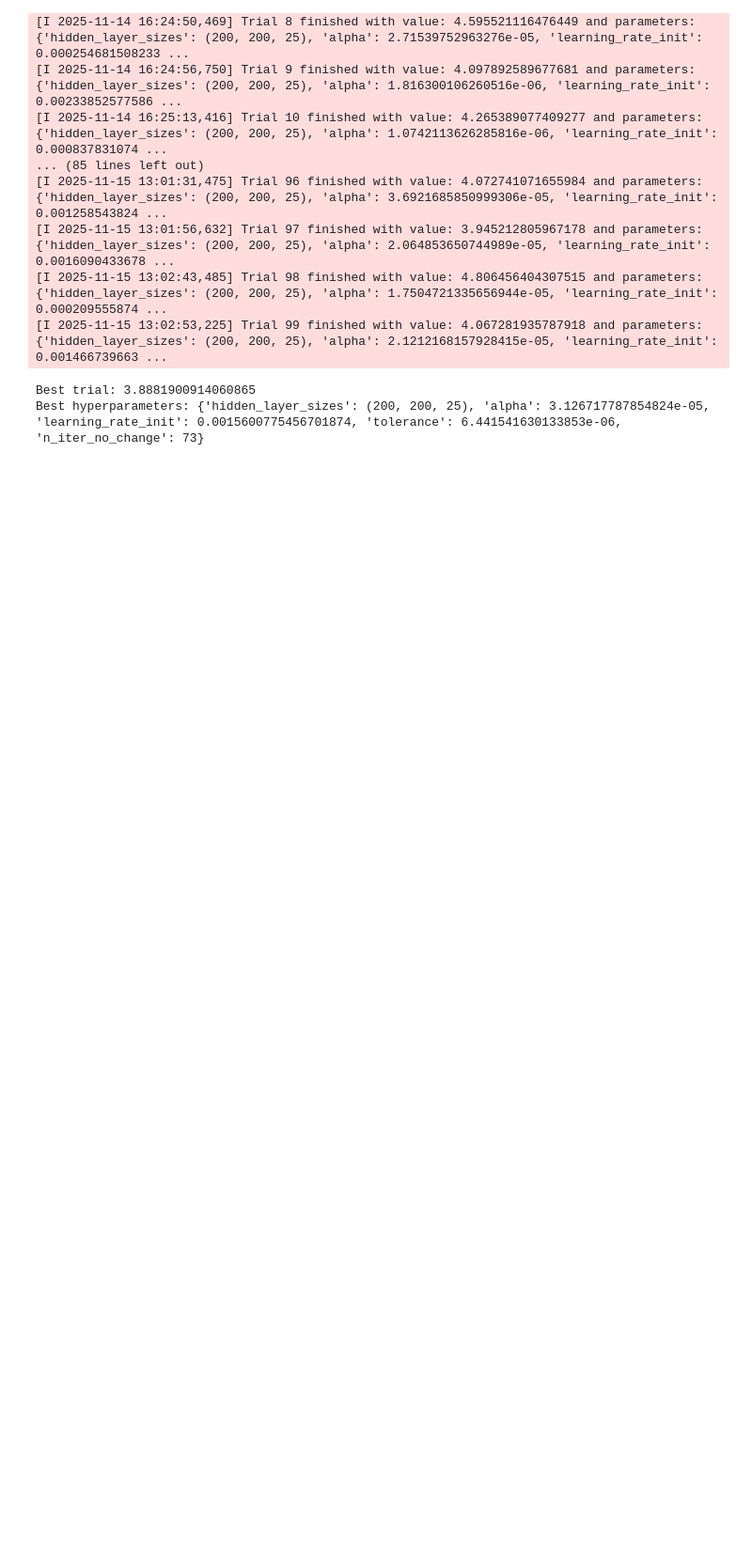
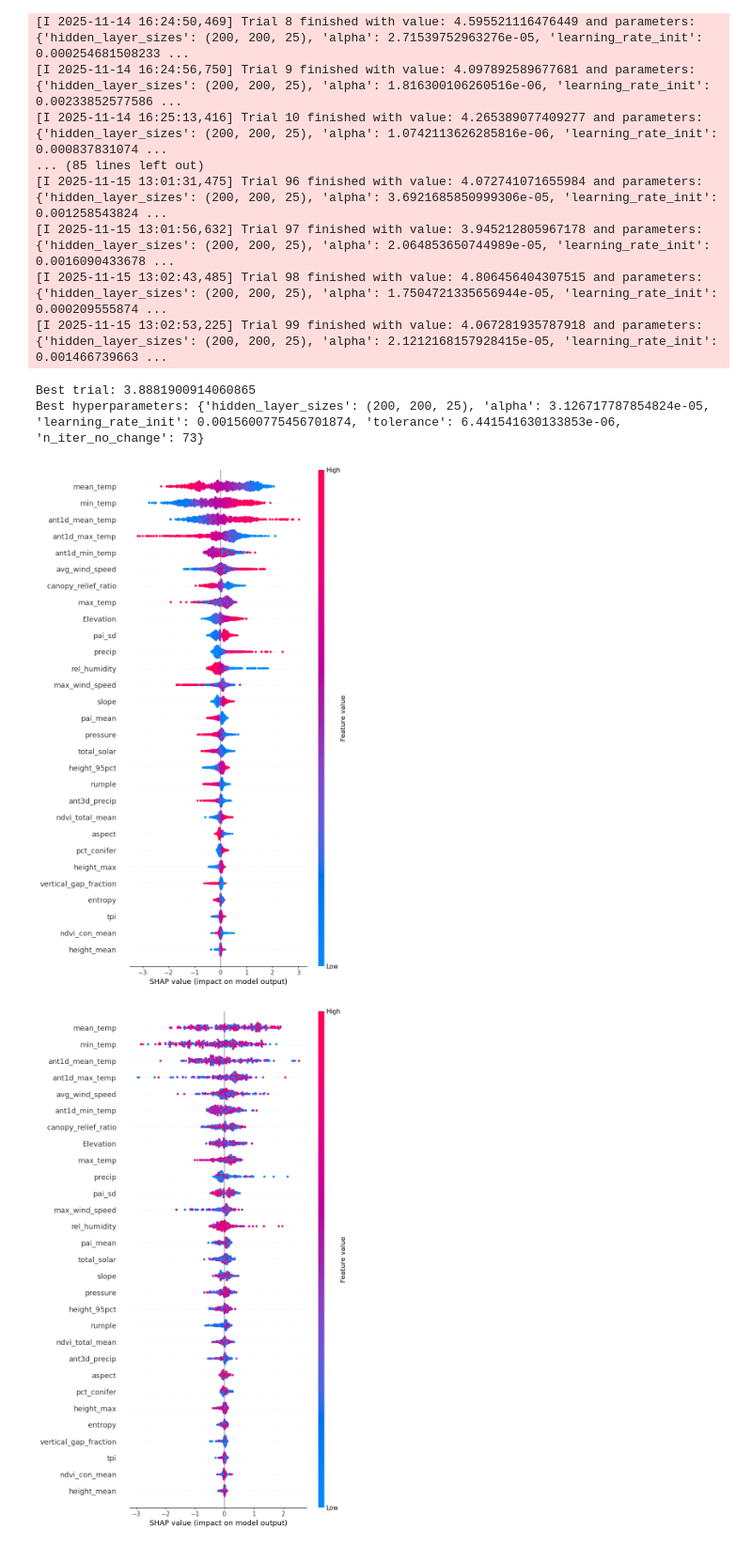
Before and after one commit to jjklug/ann-snod, a Jupyter notebook: bprop_accum_ablat_pre_feat_selec.ipynb, the cells around one changed output. Shown: that part at 94% size. Saved outputs shown, nothing was run; the diff lists cells and outputs as text; code cells hidden in the pictures; blank space fills up the shorter version.

```diff
--- a/bprop_accum_ablat_pre_feat_selec.ipynb
+++ b/bprop_accum_ablat_pre_feat_selec.ipynb
@@ -197,0 +199,15 @@ df = study.trials_dataframe()
+# %%
+explainer = shap.Explainer(accum_backprop.predict, X_accum_fit_train)
+shap_values_train = explainer.shap_values(X_accum_fit_train)
+shap_values_test = explainer.shap_values(X_accum_fit_test)
+shap_values_full = explainer.shap_values(X_accum_fit)
+# %%
+shap_values_full_forest = shap_values_full[:,3:15]
+X_forest = X_accum.iloc[:,3:15]
+# %%
+shap.summary_plot(shap_values_full, X_accum, max_display = 35)
+shap.summary_plot(shap_values_test, X_accum_test, max_display = 35)
+shap.summary_plot(shap_values_full_forest, X_forest)
+# %% [output]
+[figure, added]
+[figure, added]
```
Also changed, not shown: parts of 6 cells of this notebook.
